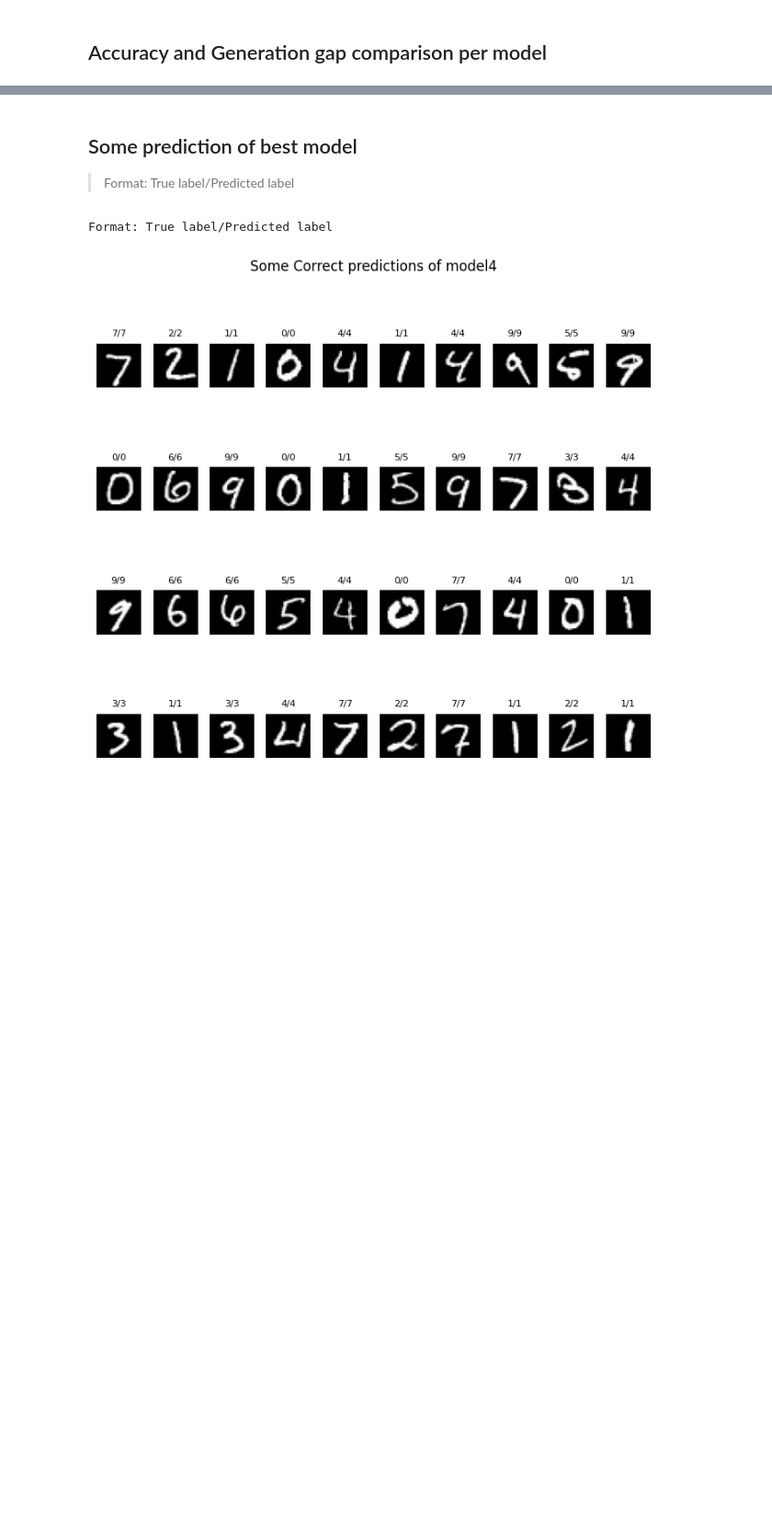
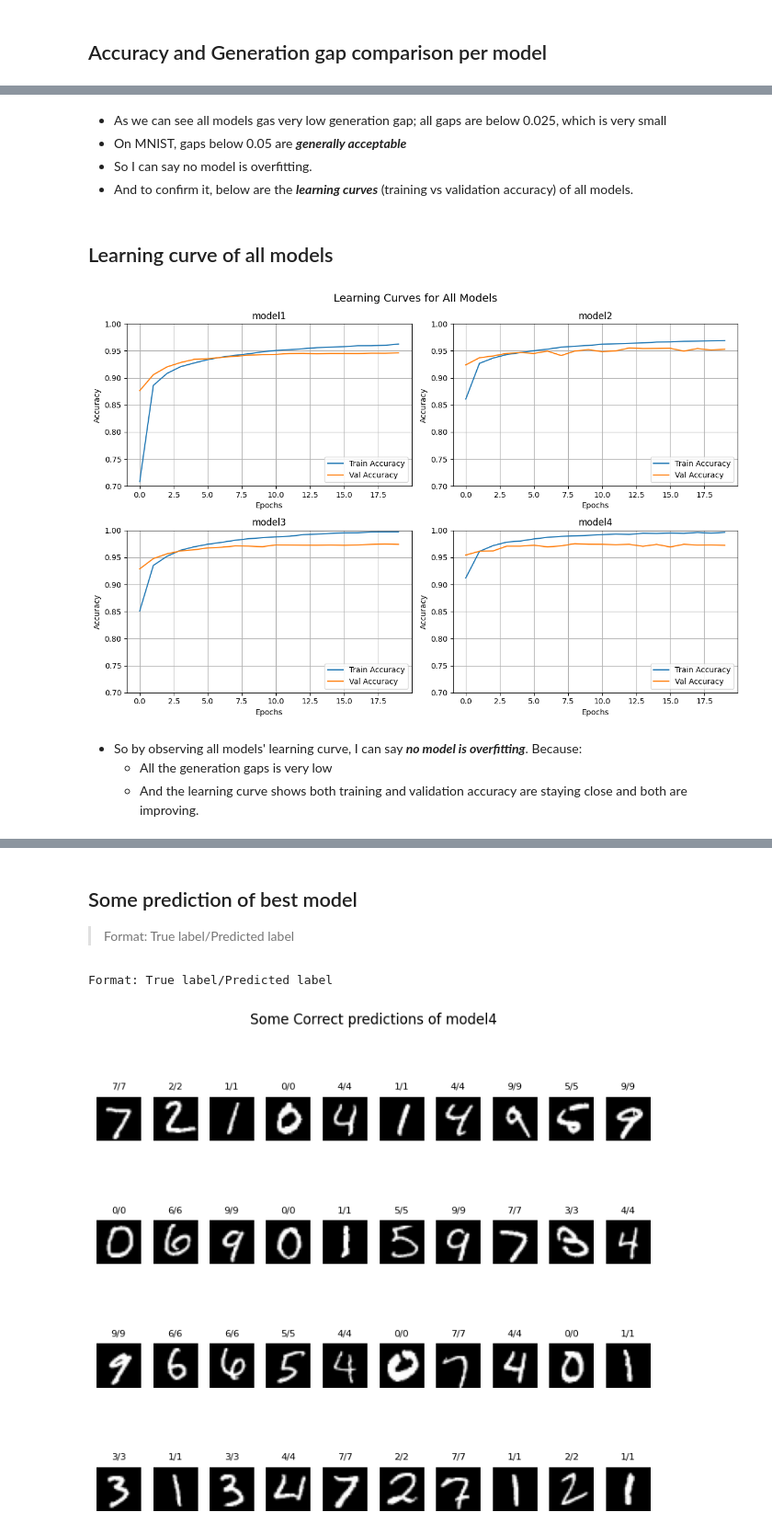
Before and after one commit to AdiXjaiswal/Handwritten-Digit-Recognition, a Jupyter notebook: HandwrittenDigitRecognition.ipynb, the cells around one changed output, grey strips where cells are left out. Shown at 92% size. Drawn from its saved outputs; the diff is of its cells as text; code cells hidden in the pictures; blank space fills up the shorter version.

```diff
--- a/HandwrittenDigitRecognition.ipynb
+++ b/HandwrittenDigitRecognition.ipynb
@@ -274,0 +330,30 @@ plt.show()
+# %% [markdown]
+- As we can see all models gas very low generation gap; all gaps are below 0.025, which is very small
+- On MNIST, gaps below 0.05 are ***generally acceptable***
+- So I can say no model is overfitting.
+- And to confirm it, below are the ***learning curves*** (training vs validation accuracy) of all models.
+# %% [markdown]
+## Learning curve of all models
+# %%
+fig, axes = plt.subplots(2, 2, figsize=(12, 8))
+axes = axes.flatten()
+
+for idx, i in enumerate(histories):
+    axes[idx].plot(histories[i].history["accuracy"], label="Train Accuracy")
+    axes[idx].plot(histories[i].history["val_accuracy"], label="Val Accuracy")
+    axes[idx].set_title(f"{i}")
+    axes[idx].set_xlabel("Epochs")
+    axes[idx].set_ylabel("Accuracy")
+    axes[idx].set_ylim(0.70, 1.0)
+    axes[idx].legend(loc="lower right")
+    axes[idx].grid(True)
+
+plt.suptitle("Learning Curves for All Models", fontsize=14)
+plt.tight_layout()
+plt.show()
+# %% [output]
+[figure, added]
+# %% [markdown]
+- So by observing all models' learning curve, I can say ***no model is overfitting***. Because:
+    - All the generation gaps is very low
+    - And the learning curve shows both training and validation accuracy are staying close and both are improving.
```
Also changed, not shown: parts of 29 cells of this notebook.
